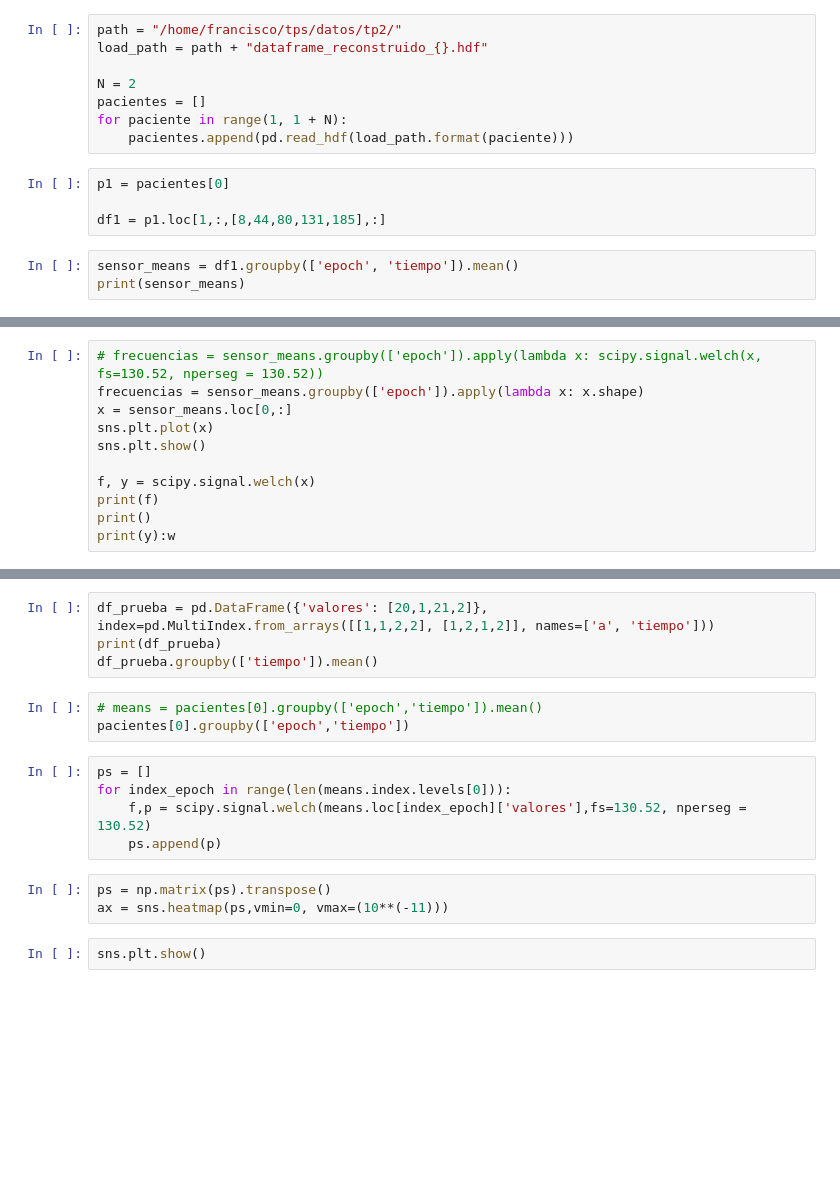
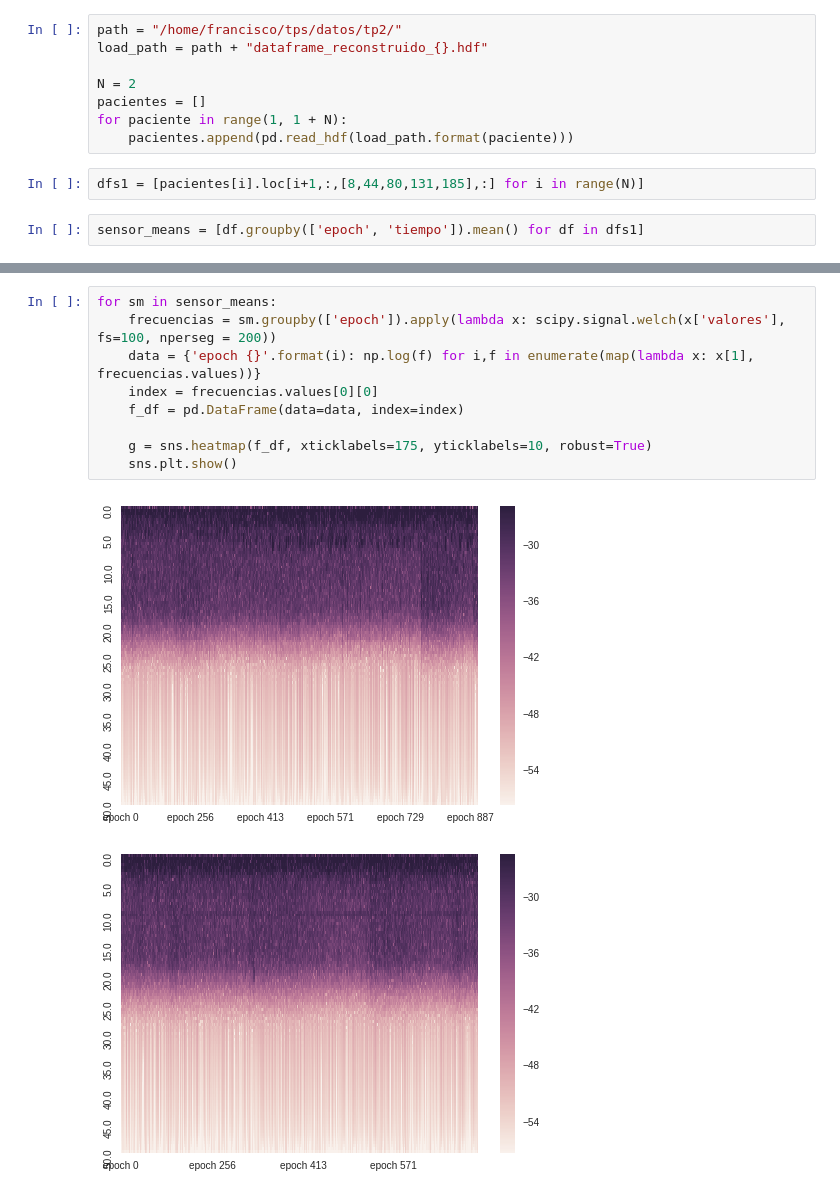
Before and after one commit to BrianBohe/DataScienceCourse, a Jupyter notebook: tp2/resolucion.ipynb, the cells around one changed output, grey strips where cells are left out. Cells and saved outputs as stored; diff of their text form; blank space fills up the shorter version.

```diff
--- a/tp2/resolucion.ipynb
+++ b/tp2/resolucion.ipynb
@@ -11,9 +13,6 @@ pacientes = []
 for paciente in range(1, 1 + N):
     pacientes.append(pd.read_hdf(load_path.format(paciente)))
 # %%
-p1 = pacientes[0]
-
-df1 = p1.loc[1,:,[8,44,80,131,185],:]
+dfs1 = [pacientes[i].loc[i+1,:,[8,44,80,131,185],:] for i in range(N)]
 # %%
-sensor_means = df1.groupby(['epoch', 'tiempo']).mean()
-print(sensor_means)
+sensor_means = [df.groupby(['epoch', 'tiempo']).mean() for df in dfs1]
@@ -38,11 +18,0 @@ epoch tiempo
-# %%
-# frecuencias = sensor_means.groupby(['epoch']).apply(lambda x: scipy.signal.welch(x, fs=130.52, nperseg = 130.52))
-frecuencias = sensor_means.groupby(['epoch']).apply(lambda x: x.shape)
-x = sensor_means.loc[0,:]
-sns.plt.plot(x)
-sns.plt.show()
-
-f, y = scipy.signal.welch(x)
-print(f)
-print()
-print(y):w
@@ -68,17 +19,12 @@ print(y):w
-# %%
-df_prueba = pd.DataFrame({'valores': [20,1,21,2]}, index=pd.MultiIndex.from_arrays([[1,1,2,2], [1,2,1,2]], names=['a', 'tiempo']))
-print(df_prueba)
-df_prueba.groupby(['tiempo']).mean()
-# %%
-# means = pacientes[0].groupby(['epoch','tiempo']).mean()
-pacientes[0].groupby(['epoch','tiempo'])
-# %%
-ps = []
-for index_epoch in range(len(means.index.levels[0])):
-    f,p = scipy.signal.welch(means.loc[index_epoch]['valores'],fs=130.52, nperseg = 130.52)
-    ps.append(p)
-# %%
-ps = np.matrix(ps).transpose()
-ax = sns.heatmap(ps,vmin=0, vmax=(10**(-11)))
-# %%
-sns.plt.show()
+# %%
+for sm in sensor_means:
+    frecuencias = sm.groupby(['epoch']).apply(lambda x: scipy.signal.welch(x['valores'], fs=100, nperseg = 200))
+    data = {'epoch {}'.format(i): np.log(f) for i,f in enumerate(map(lambda x: x[1], frecuencias.values))}
+    index = frecuencias.values[0][0]
+    f_df = pd.DataFrame(data=data, index=index)
+
+    g = sns.heatmap(f_df, xticklabels=175, yticklabels=10, robust=True)
+    sns.plt.show()
+# %% [output]
+[figure, added]
+[figure, added]
```
Also changed, not shown: parts of 3 cells of this notebook.
